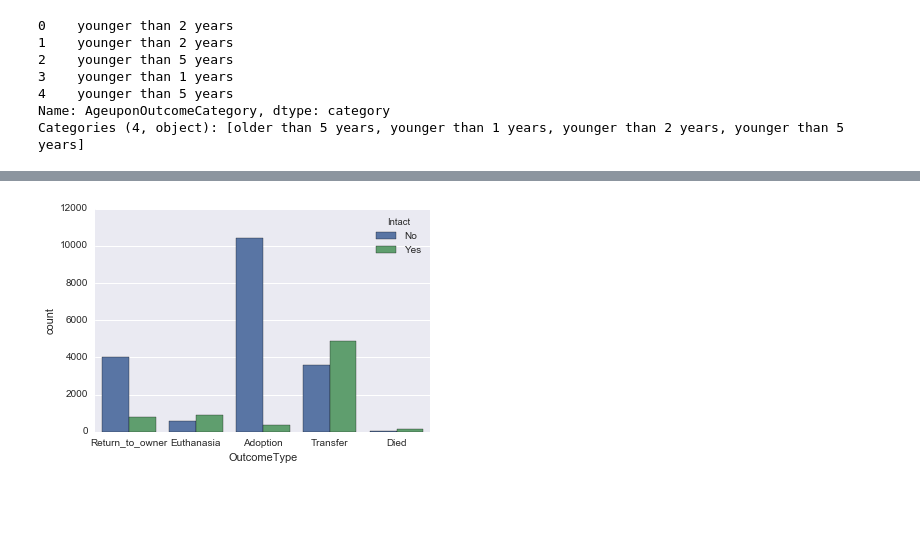
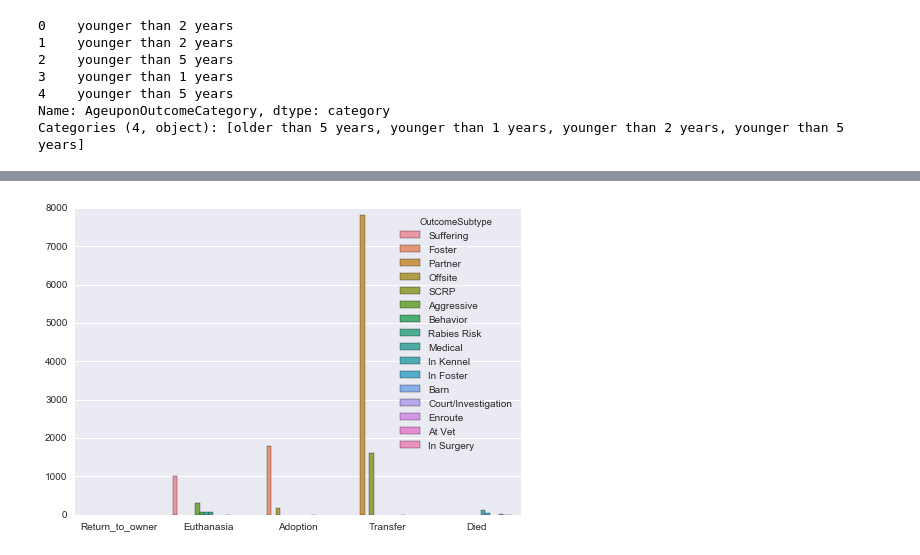
Before and after one commit to byted/ShelterAnimalOutcomeKaggle, a Jupyter notebook: simon/ML Animals.ipynb, the cells around one changed output, grey strips where cells are left out. Saved outputs shown, nothing was run; the diff lists cells and outputs as text; code cells hidden in the pictures; blank space fills up the shorter version.

```diff
--- a/simon/ML Animals.ipynb
+++ b/simon/ML Animals.ipynb
@@ -138,6 +130,6 @@ sns_plot.figure.savefig("outcome_animaltype.pdf")
 # %%
-sns.countplot(data=train, x='OutcomeType', hue='Intact')
+sns_plot = sns.countplot(data=train, x='OutcomeType', hue='OutcomeSubtype')
 sns_plot.set(xlabel= "", ylabel="")
 sns_plot.figure.savefig("outcome_intact.pdf")
 # %% [output]
-[figure, old version]
+[figure, new version]
```
Also changed, not shown: parts of 10 cells of this notebook.
